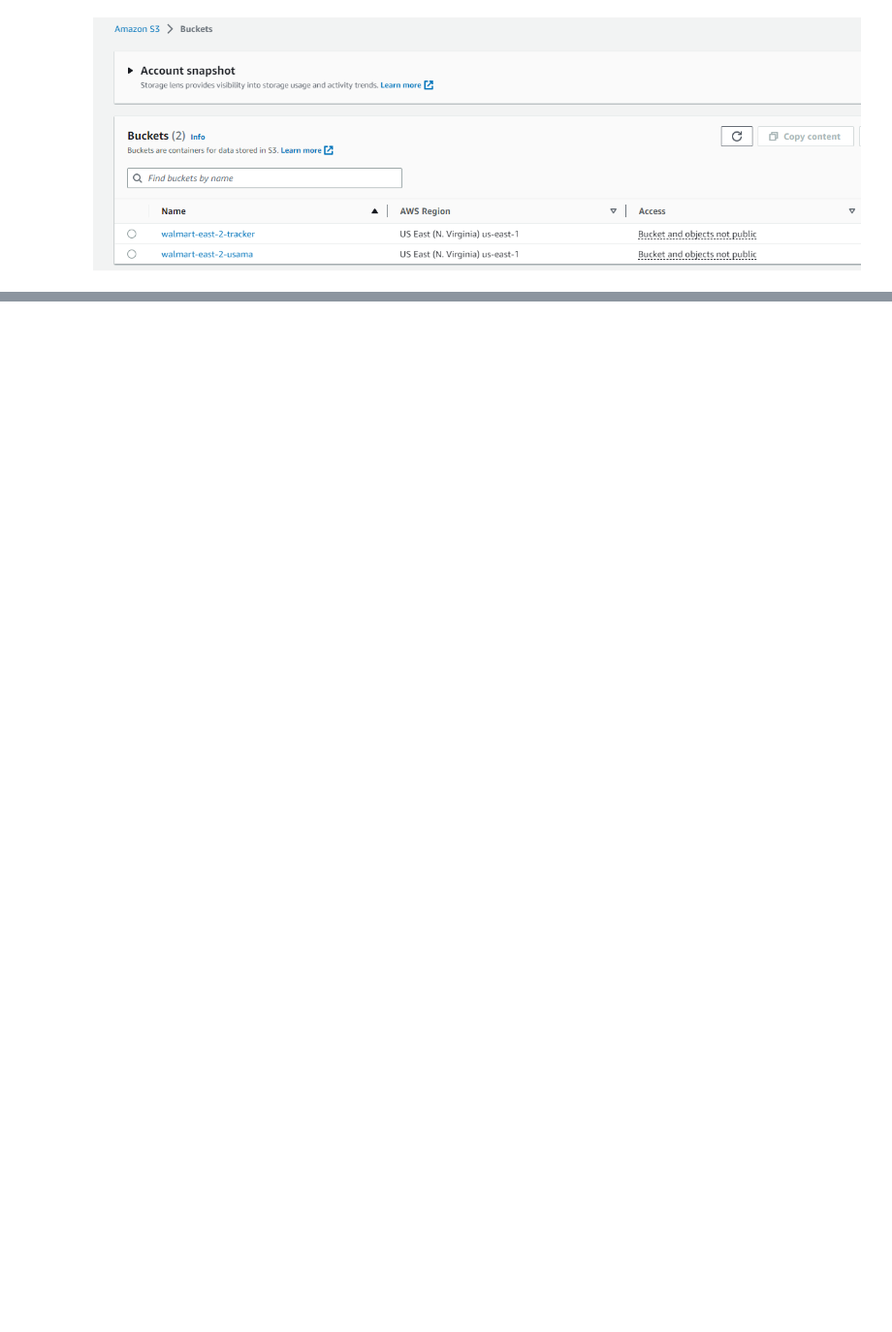
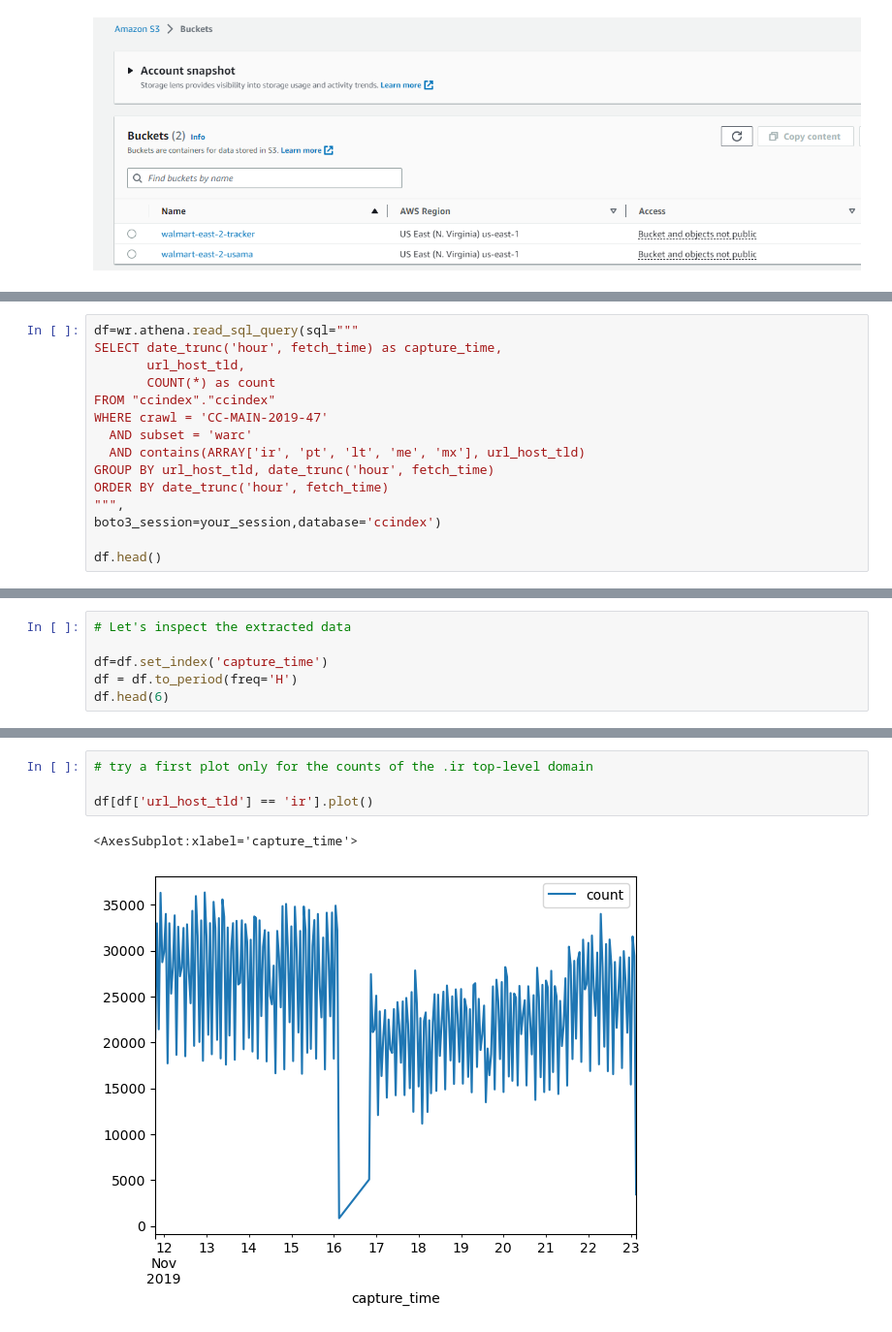
Before and after one commit to prathameshk30/GRA-Data-Engineering-Work, a Jupyter notebook: AWS_Boto_3/AWS Boto3 pipeline.ipynb, the cells around one changed output, grey strips where cells are left out. Shown at 97% size. Drawn from its saved outputs; the diff is of its cells as text; blank space fills up the shorter version.

```diff
--- a/AWS_Boto_3/AWS Boto3 pipeline.ipynb
+++ b/AWS_Boto_3/AWS Boto3 pipeline.ipynb
@@ -148,0 +174,15 @@ data_partition_understand()
+# %%
+df=wr.athena.read_sql_query(sql="""
+SELECT date_trunc('hour', fetch_time) as capture_time,
+       url_host_tld,
+       COUNT(*) as count
+FROM "ccindex"."ccindex"
+WHERE crawl = 'CC-MAIN-2019-47'
+  AND subset = 'warc'
+  AND contains(ARRAY['ir', 'pt', 'lt', 'me', 'mx'], url_host_tld)
+GROUP BY url_host_tld, date_trunc('hour', fetch_time)
+ORDER BY date_trunc('hour', fetch_time)
+""",
+boto3_session=your_session,database='ccindex')
+
+df.head()
@@ -148,0 +196,6 @@ data_partition_understand()
+# %%
+# Let's inspect the extracted data
+
+df=df.set_index('capture_time')
+df = df.to_period(freq='H')
+df.head(6)
@@ -148,0 +211,7 @@ data_partition_understand()
+# %%
+# try a first plot only for the counts of the .ir top-level domain
+
+df[df['url_host_tld'] == 'ir'].plot()
+# %% [output]
+<AxesSubplot:xlabel='capture_time'>
+[figure, added]
```
Also changed, not shown: parts of 10 cells of this notebook.
